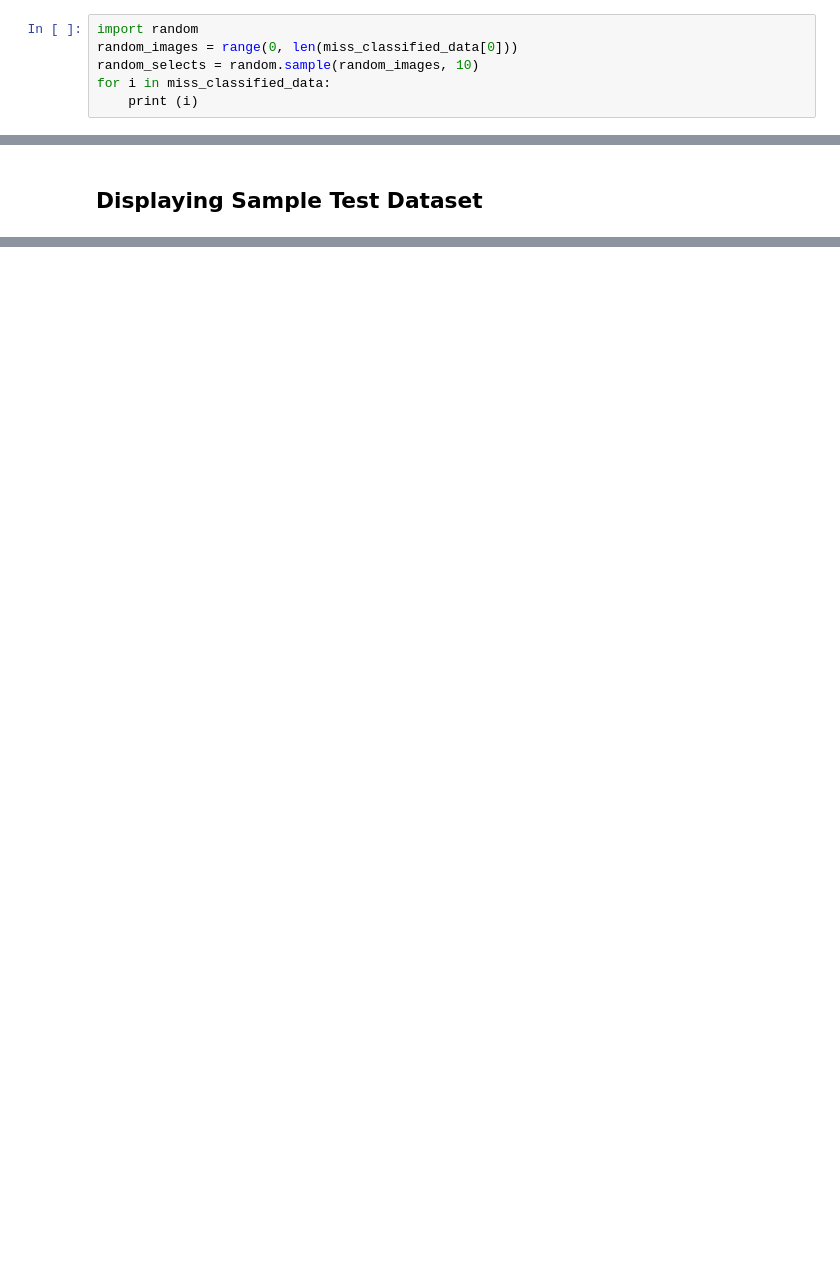
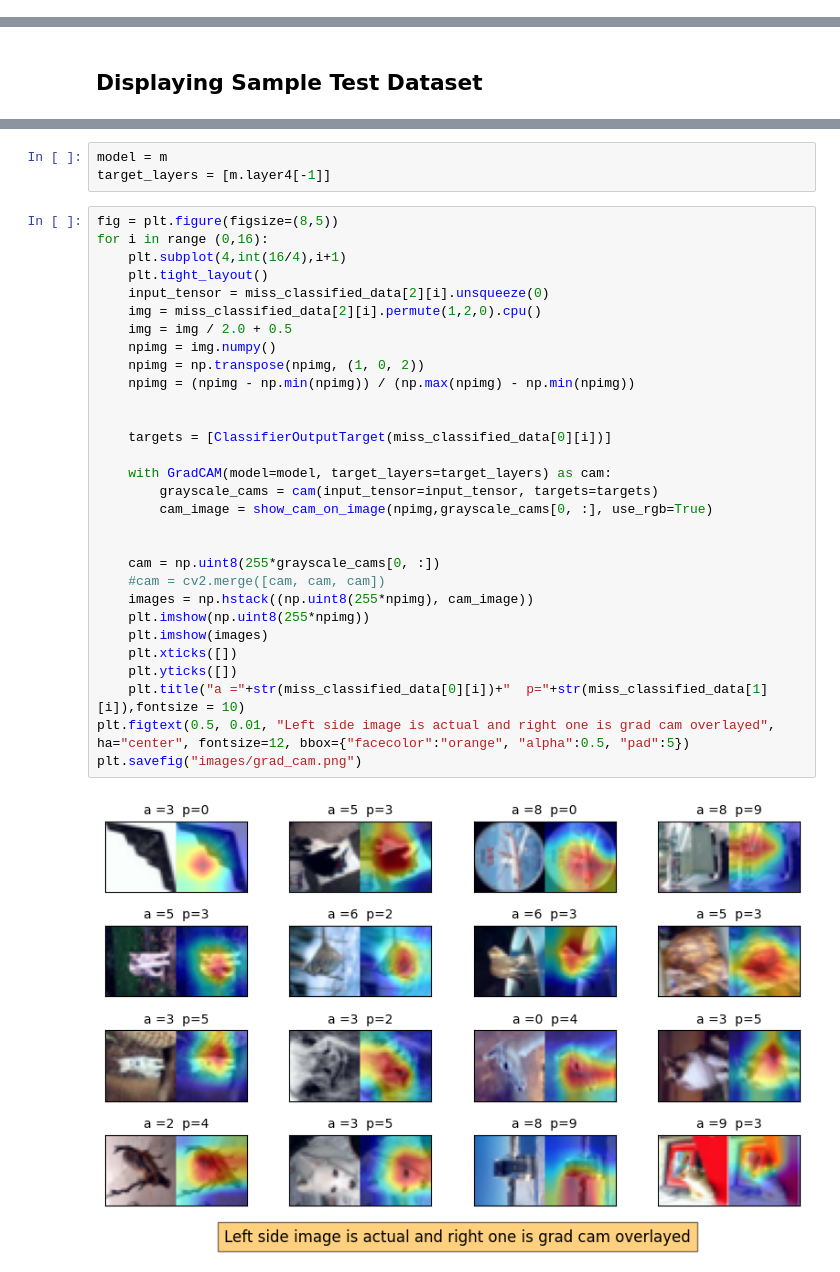
Before and after one commit to saurabhmangal/era1_s11, a Jupyter notebook: era_s11_cifar.ipynb, the cells around one changed output, grey strips where cells are left out. Cells and saved outputs as stored; diff of their text form; blank space fills up the shorter version.

Commit message:
some random improvements

```diff
--- a/era_s11_cifar.ipynb
+++ b/era_s11_cifar.ipynb
@@ -163,6 +172,0 @@ miss_classified_data.shape
-# %%
-import random
-random_images = range(0, len(miss_classified_data[0]))
-random_selects = random.sample(random_images, 10)
-for i in miss_classified_data:
-    print (i)
@@ -326,0 +247,35 @@ for data,target in train_loader:
+# %%
+model = m
+target_layers = [m.layer4[-1]]
+# %%
+fig = plt.figure(figsize=(8,5))
+for i in range (0,16):
+    plt.subplot(4,int(16/4),i+1)
+    plt.tight_layout()
+    input_tensor = miss_classified_data[2][i].unsqueeze(0)
+    img = miss_classified_data[2][i].permute(1,2,0).cpu()
+    img = img / 2.0 + 0.5
+    npimg = img.numpy()
+    npimg = np.transpose(npimg, (1, 0, 2))
+    npimg = (npimg - np.min(npimg)) / (np.max(npimg) - np.min(npimg))
+
+
+    targets = [ClassifierOutputTarget(miss_classified_data[0][i])]
+
+    with GradCAM(model=model, target_layers=target_layers) as cam:
+        grayscale_cams = cam(input_tensor=input_tensor, targets=targets)
+        cam_image = show_cam_on_image(npimg,grayscale_cams[0, :], use_rgb=True)
+
+
+    cam = np.uint8(255*grayscale_cams[0, :])
+    #cam = cv2.merge([cam, cam, cam])
+    images = np.hstack((np.uint8(255*npimg), cam_image))
+    plt.imshow(np.uint8(255*npimg))
+    plt.imshow(images)
+    plt.xticks([])
+    plt.yticks([])
+    plt.title("a ="+str(miss_classified_data[0][i])+"  p="+str(miss_classified_data[1][i]),fontsize = 10)
+plt.figtext(0.5, 0.01, "Left side image is actual and right one is grad cam overlayed", ha="center", fontsize=12, bbox={"facecolor":"orange", "alpha":0.5, "pad":5})
+plt.savefig("images/grad_cam.png")
+# %% [output]
+[figure, added]
```
Also changed, not shown: parts of 30 cells of this notebook, 7 other files.
